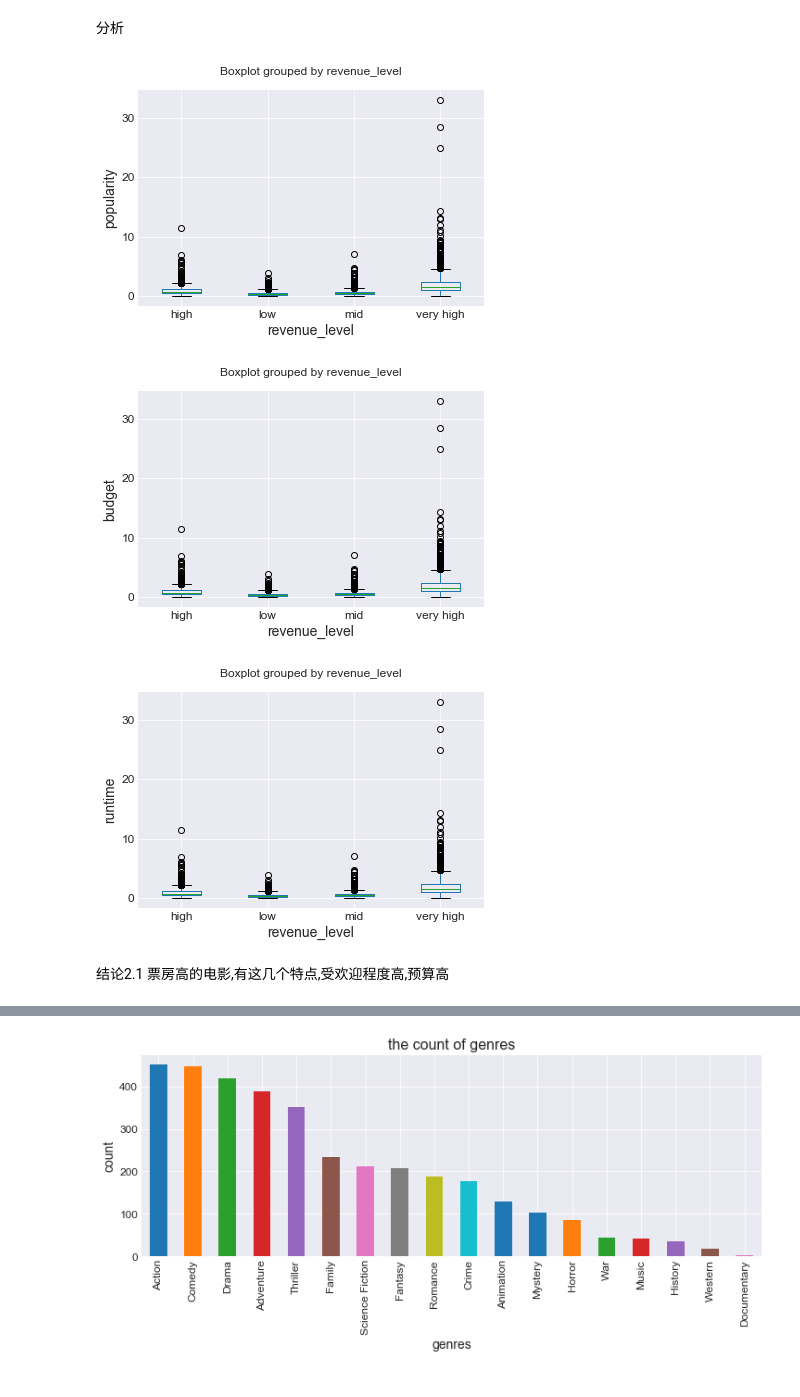
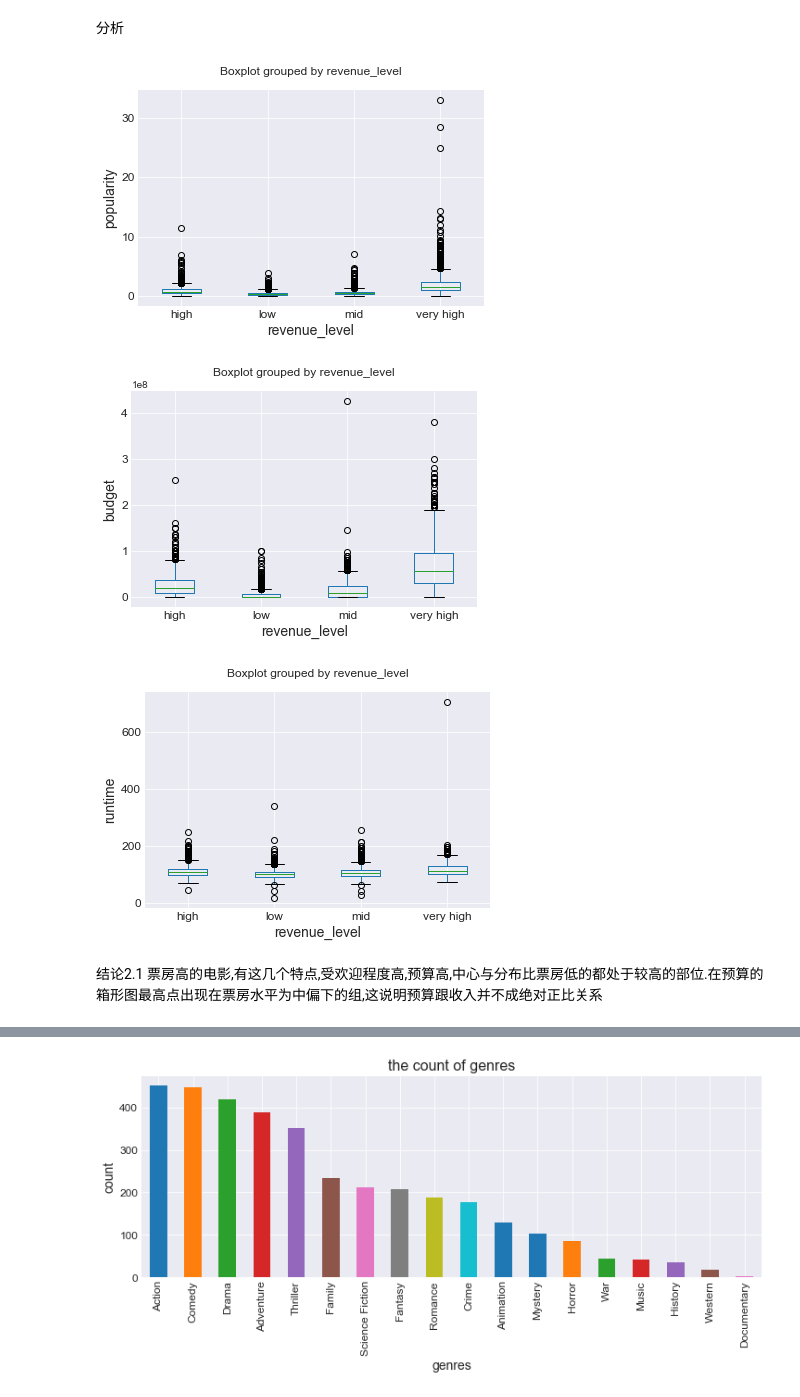
Before and after one commit to snhua/machine-leaning, a Jupyter notebook: project_3_tmdb-movies/Investigate_a_Dataset-zh.ipynb, the cells around one changed output, grey strips where cells are left out. Drawn from its saved outputs; the diff is of its cells as text; code cells hidden in the pictures.

```diff
--- a/project_3_tmdb-movies/Investigate_a_Dataset-zh.ipynb
+++ b/project_3_tmdb-movies/Investigate_a_Dataset-zh.ipynb
@@ -221,5 +210,5 @@ See the caveats in the documentation: http://pandas.pydata.org/pandas-docs/stabl
 # %%
-df_revenue_more_than_zero.to_csv('tmdb-movies-question_2.csv',index=False)
-df_revenue_more_than_zero = pd.read_csv('tmdb-movies-question_2.csv')
+df.to_csv('tmdb-movies-question_2.csv',index=False)
+df = pd.read_csv('tmdb-movies-question_2.csv')
 # %%
 #票房高的电影在类型上的特点
@@ -232,13 +221,13 @@ df_genres_very_high = df_very_high.drop('genres',axis=1).join(df_genres)
 # %%
 #可视化比较
 cloumn_list=['popularity','budget','runtime']
 for cloumn_name in cloumn_list:
-    df_revenue_more_than_zero.boxplot(by='revenue_level',column='popularity',fontsize=14),
+    df.boxplot(by='revenue_level',column=cloumn_name,fontsize=14),
     set_plt('','revenue_level',cloumn_name)
 # %% [output]
 [figure]
-[figure, old version]
+[figure, new version]
-[figure, old version]
+[figure, new version]
 # %% [markdown]
-结论2.1 票房高的电影,有这几个特点,受欢迎程度高,预算高
+结论2.1 票房高的电影,有这几个特点,受欢迎程度高,预算高,中心与分布比票房低的都处于较高的部位.在预算的箱形图最高点出现在票房水平为中偏下的组,这说明预算跟收入并不成绝对正比关系
 # %%
```
Also changed, not shown: parts of 20 cells of this notebook, 1 other file.
